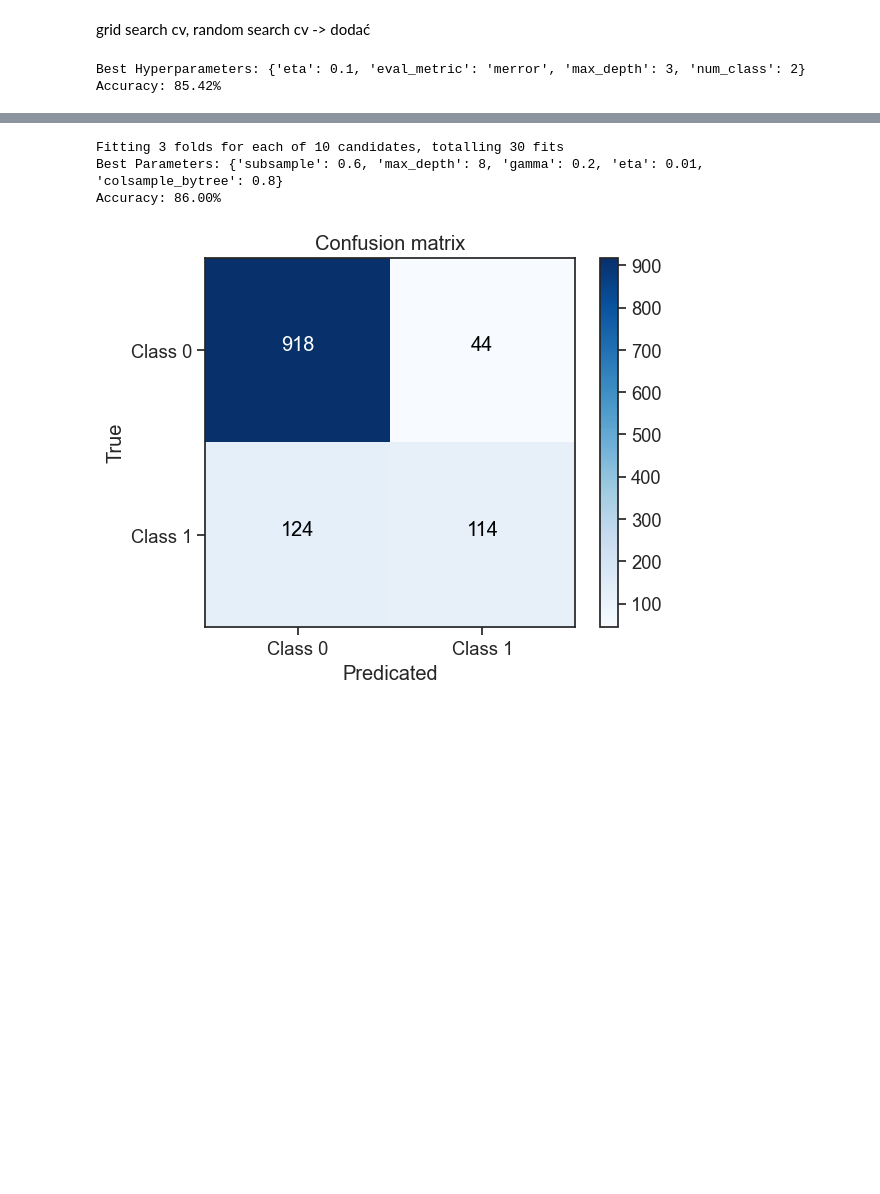
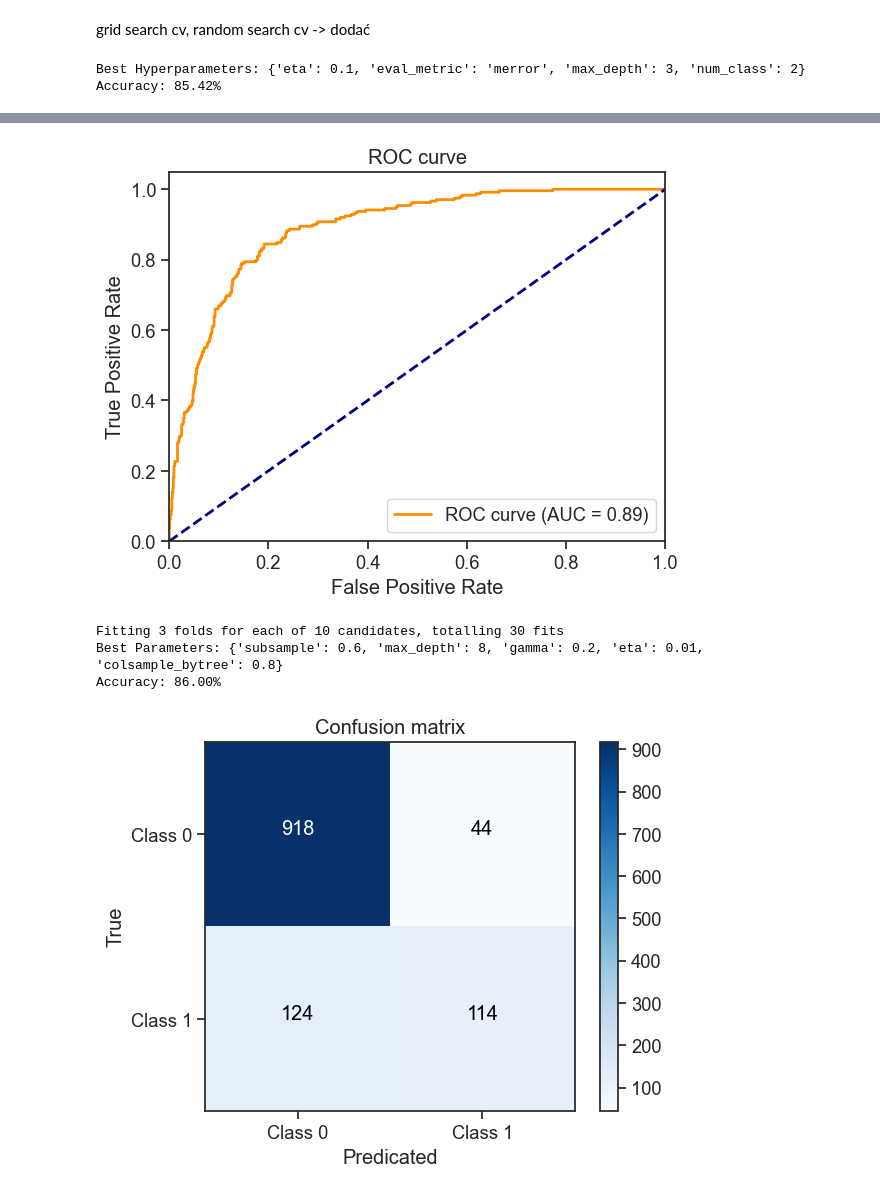
Before and after one commit to Bartoszcz28/Gym_Subscription, a Jupyter notebook: GymSubscription.ipynb, the cells around one changed output, grey strips where cells are left out. Cells and saved outputs as stored; diff of their text form; code cells hidden in the pictures; blank space fills up the shorter version.

```diff
--- a/GymSubscription.ipynb
+++ b/GymSubscription.ipynb
@@ -861,3 +865,7 @@ Accuracy: 85.42%
+# %%
+roc_dg(best_model_g, X_test_one, y_test)
+# %% [output]
+[figure, added]
 # %%
 # Create a DMatrix object for training and test data
 dtrain = xgb.DMatrix(data=X_train_one, label=y_train)
```
Also changed, not shown: parts of 8 cells of this notebook.
